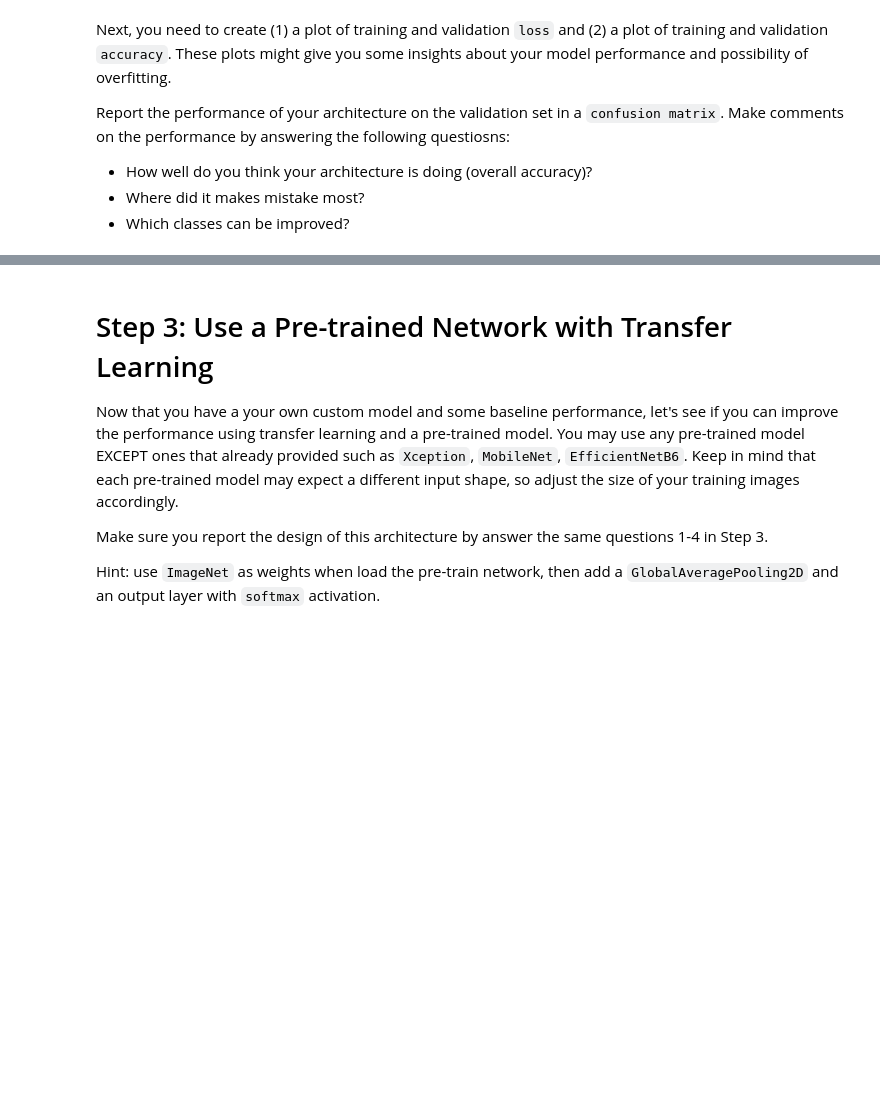
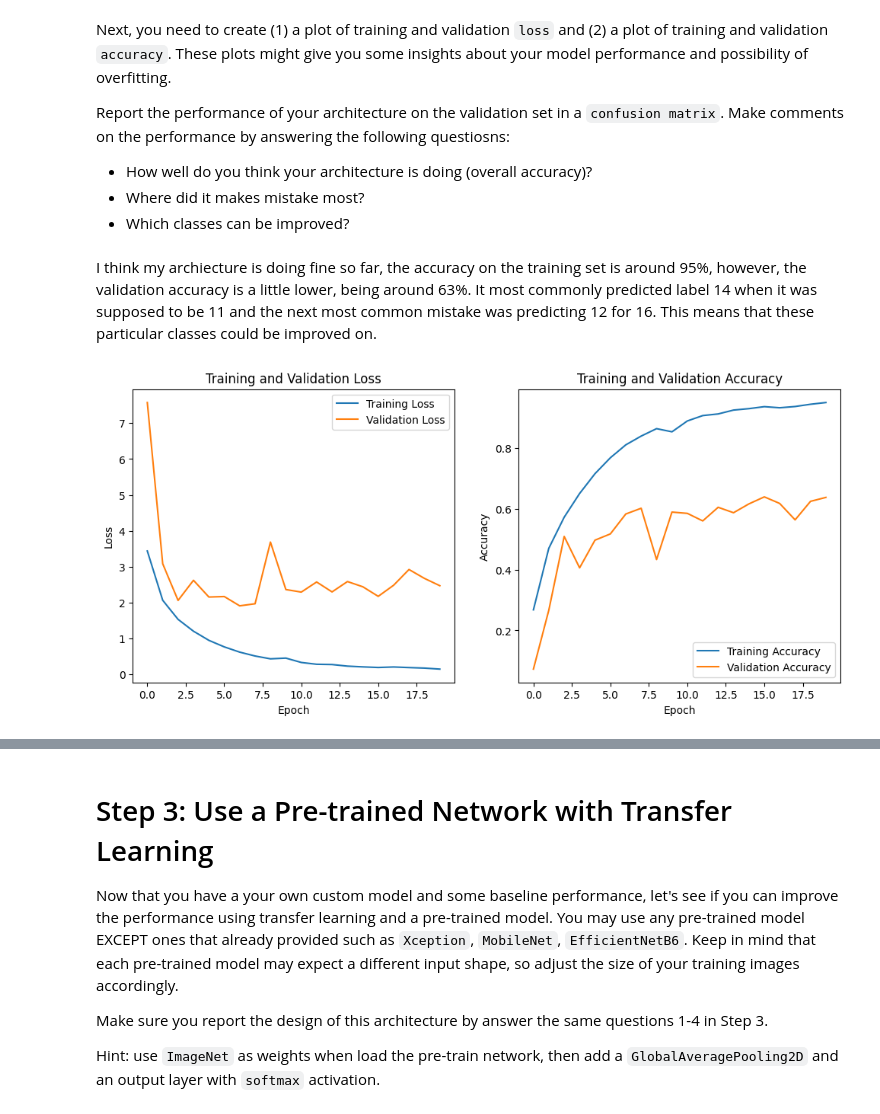
Before and after one commit to helen-yao/codeathon2, a Jupyter notebook: cs4774_codeathon_2.ipynb, the cells around one changed output, grey strips where cells are left out. Saved outputs shown, nothing was run; the diff lists cells and outputs as text; code cells hidden in the pictures; blank space fills up the shorter version.

```diff
--- a/cs4774_codeathon_2.ipynb
+++ b/cs4774_codeathon_2.ipynb
@@ -191,12 +182,12 @@ _________________________________________________________________
 # %% [markdown]
 After designing the model, you will need to train it. In order to train, you will need to pick a number of `epoch` (iteration), which `optimizer` to use (from  `keras.optimizers`), a `loss` function, and some `metrics`.
 # %%
-myEpochs = 10 ##TODO
-myOptimizer =  tf.keras.optimizers.Adam() #TODO
-myLoss = "categorical_crossentropy" #TODO
+myEpochs = 20 ##TODO
+myOptimizer =  "adam" #TODO
+myLoss = "sparse_categorical_crossentropy" #TODO
 myMetrics = ["accuracy"] #TODO keep in mind that this can be multiple metrics including at least the accuracy
 myModel.compile(loss= myLoss, optimizer = myOptimizer, metrics = myMetrics)
-history = myModel.fit(x_train, y_train,
-                      validation_data=(x_val, y_val),
+history = myModel.fit(train_ds,
+                      validation_data=validation_ds,
                       epochs = myEpochs)
 # %% [output]
@@ -212,0 +218,28 @@ Report the performance of your architecture on the validation set in a `confusio
+# %% [markdown]
+I think my archiecture is doing fine so far, the accuracy on the training set is around 95%, however, the validation accuracy is a little lower, being around 63%. It most commonly predicted label 14 when it was supposed to be 11 and the next most common mistake was predicting 12 for 16. This means that these particular classes could be improved on.
+# %%
+from sklearn.metrics import confusion_matrix
+
+plt.figure(figsize=(12, 5))
+
+
+plt.subplot(1, 2, 1)
+plt.plot(history.history['loss'], label='Training Loss')
+plt.plot(history.history['val_loss'], label='Validation Loss')
+plt.xlabel('Epoch')
+plt.ylabel('Loss')
+plt.title('Training and Validation Loss')
+plt.legend()
+
+
+plt.subplot(1, 2, 2)
+plt.plot(history.history['accuracy'], label='Training Accuracy')
+plt.plot(history.history['val_accuracy'], label='Validation Accuracy')
+plt.xlabel('Epoch')
+plt.ylabel('Accuracy')
+plt.title('Training and Validation Accuracy')
+plt.legend()
+
+plt.show()
+# %% [output]
+[figure, added]
```
Also changed, not shown: parts of 20 cells of this notebook.
